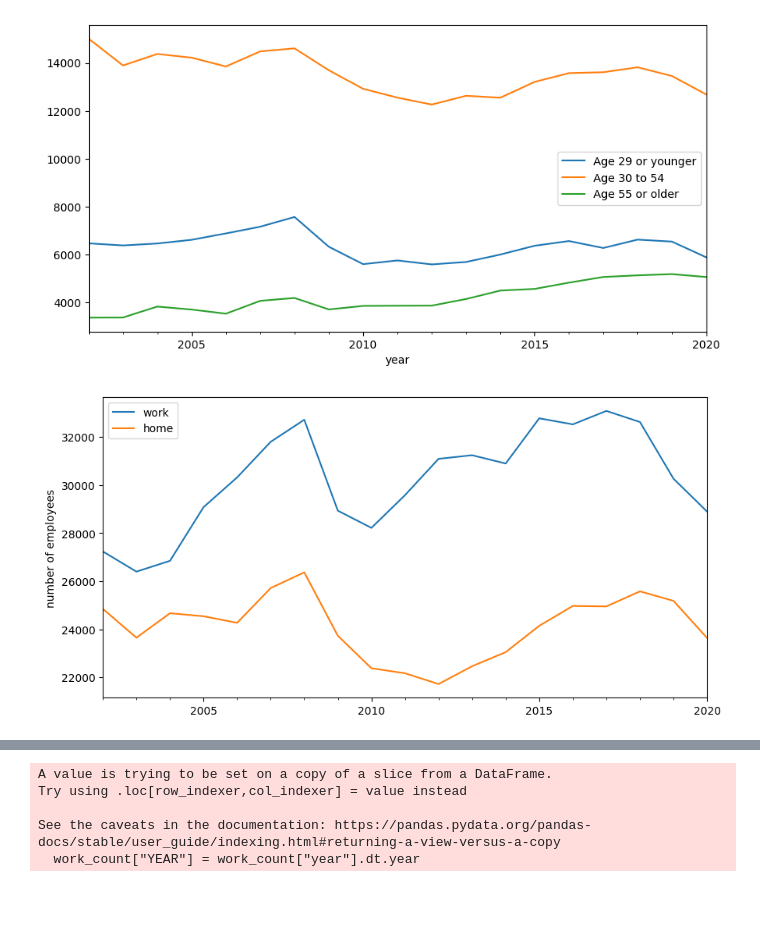
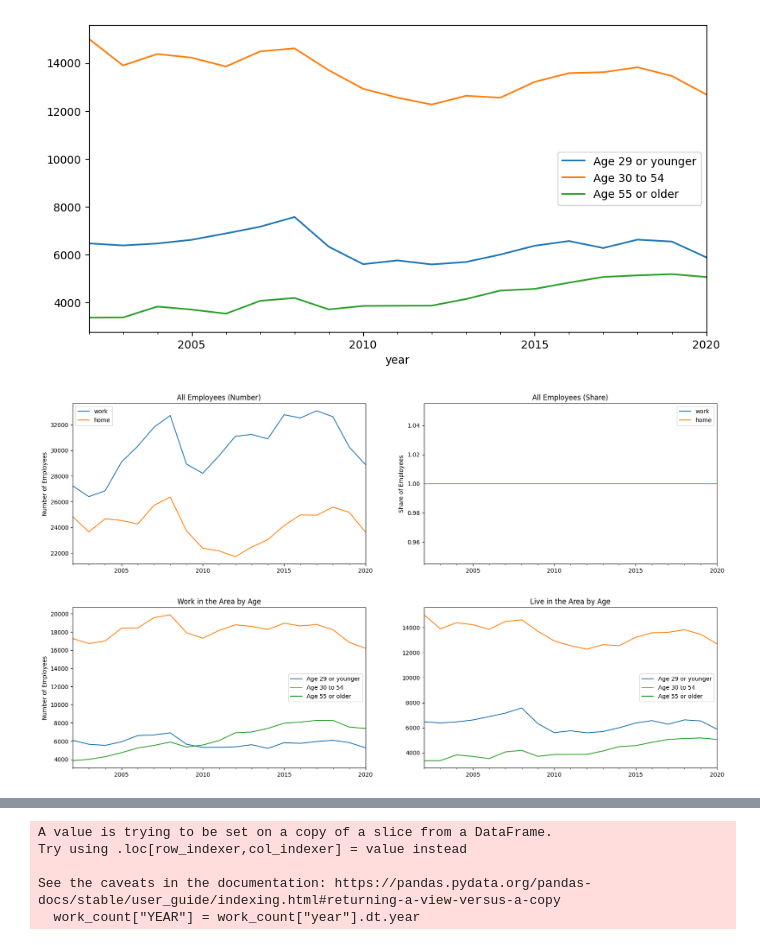
Before and after one commit to ReidelVichot/DE_ASCENT, a Jupyter notebook: OnTheMap_analysis.ipynb, the cells around one changed output, grey strips where cells are left out. Saved outputs shown, nothing was run; the diff lists cells and outputs as text; code cells hidden in the pictures; blank space fills up the shorter version.

```diff
--- a/OnTheMap_analysis.ipynb
+++ b/OnTheMap_analysis.ipynb
@@ -94,11 +73,33 @@ fig.show()
 # %% [output]
 [figure]
 # %%
-fig, ax = plt.subplots(figsize= (10,5))
-work_count.plot(y="Total All Jobs", x="year", label="work", ax=ax)
-home_count.plot(y="Total All Jobs", x="year",label="home", ax=ax)
-ax.set_xlabel("")
-ax.set_ylabel("number of employees")
+fig, ax = plt.subplots(1,2, figsize= (20,5))
+work_count.plot(y="Total All Jobs", x="year", label="work", ax=ax[0])
+home_count.plot(y="Total All Jobs", x="year",label="home", ax=ax[0])
+work_share.plot(y="Total All Jobs", x="year", label="work", ax=ax[1])
+home_share.plot(y="Total All Jobs", x="year",label="home", ax=ax[1])
+ax[0].set_xlabel("")
+ax[0].set_ylabel("Number of Employees")
+ax[1].set_xlabel("")
+ax[1].set_ylabel("Share of Employees")
+ax[0].set_title("All Employees (Number)")
+ax[1].set_title("All Employees (Share)")
 fig.show()
 # %% [output]
-[figure, old version]
+[figure, new version]
+# %%
+fig, ax = plt.subplots(1,2, figsize= (20,5))
+work_count.plot(y="Age 29 or younger", x="year", ax=ax[0])
+work_count.plot(y="Age 30 to 54", x="year", ax=ax[0])
+work_count.plot(y="Age 55 or older", x="year", ax=ax[0])
+home_count.plot(y="Age 29 or younger", x="year", ax=ax[1])
+home_count.plot(y="Age 30 to 54", x="year", ax=ax[1])
+home_count.plot(y="Age 55 or older", x="year", ax=ax[1])
+ax[0].set_xlabel("")
+ax[0].set_ylabel("Number of Employees")
+ax[1].set_xlabel("")
+ax[0].set_title("Work in the Area by Age")
+ax[1].set_title("Live in the Area by Age")
+fig.show()
+# %% [output]
+[figure, added]
```
Also changed, not shown: parts of 15 cells of this notebook.
